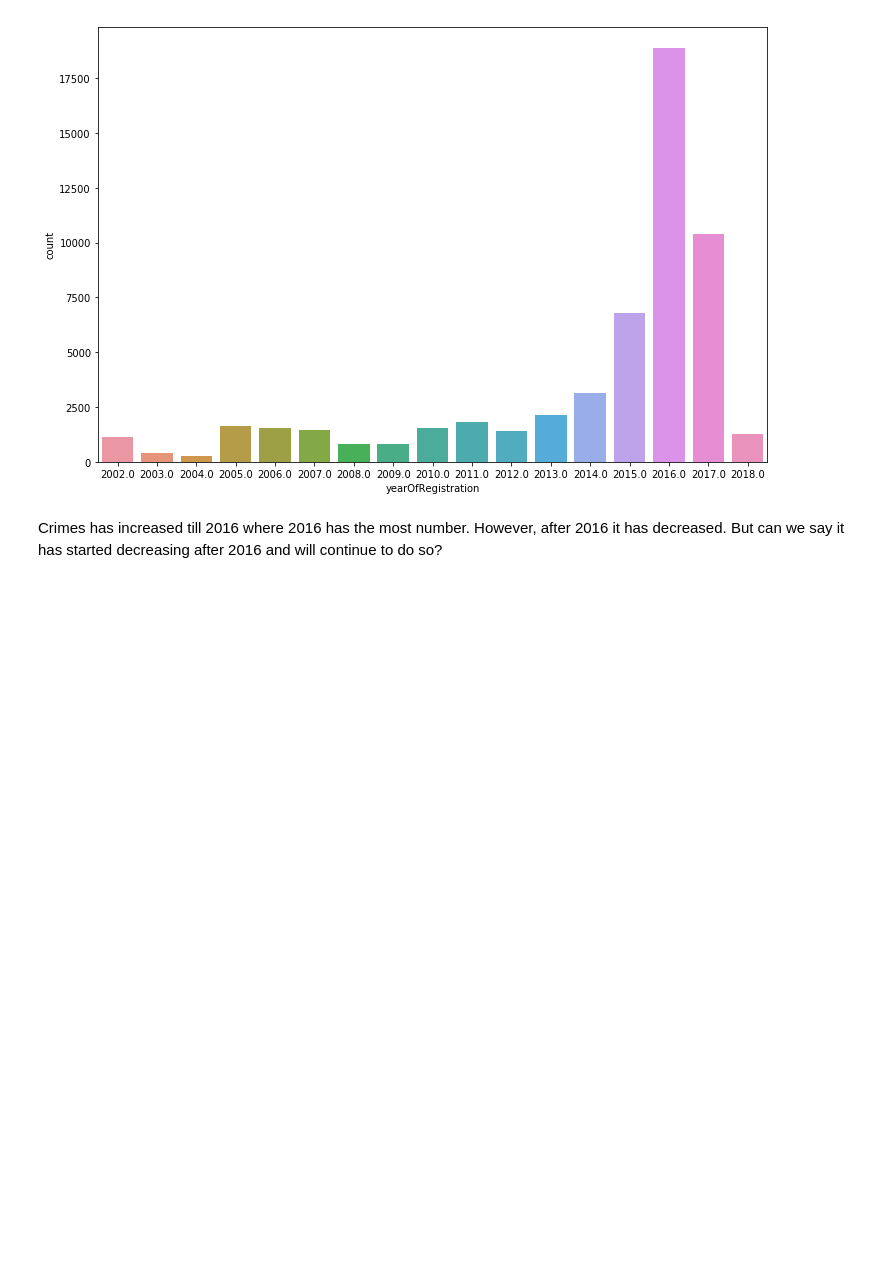
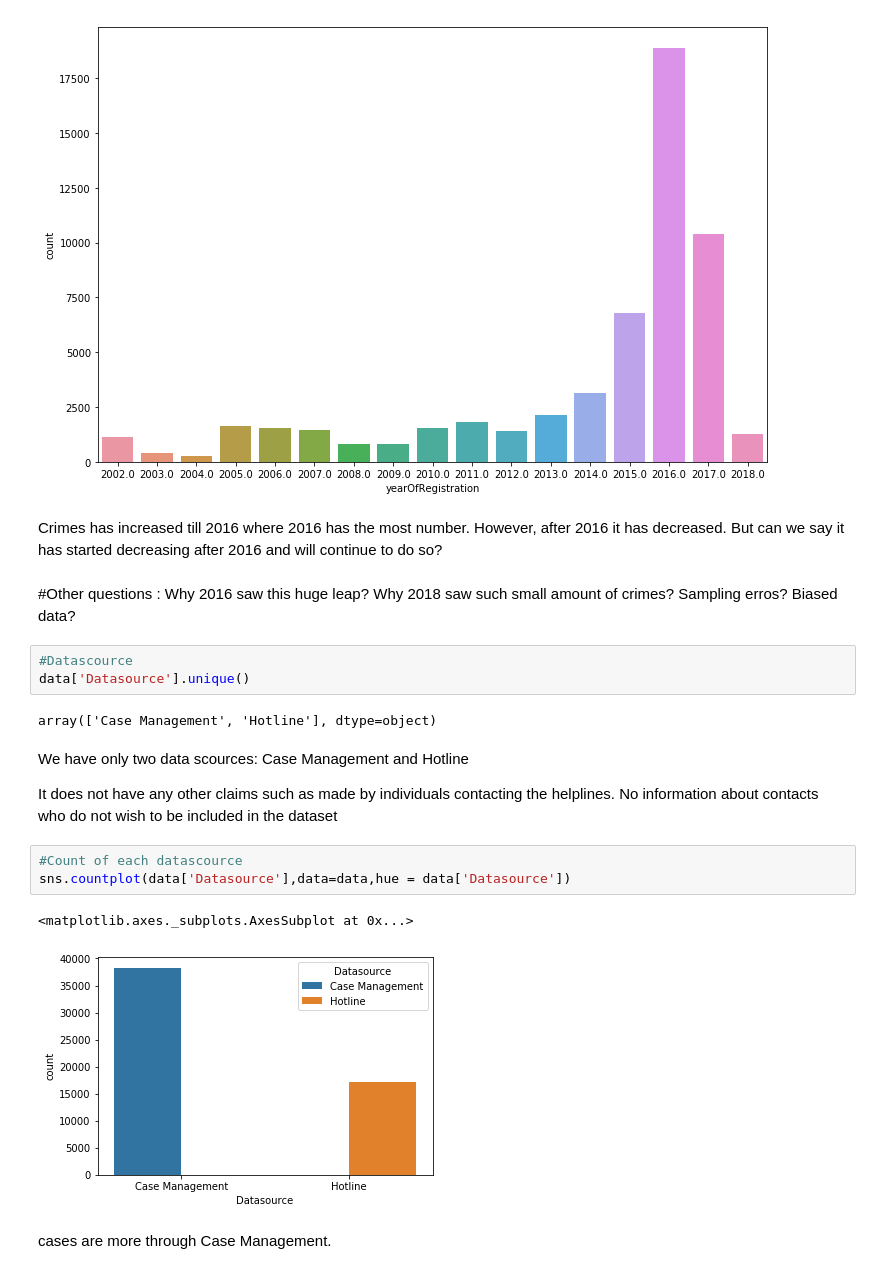
Before and after one commit to mtparagon5/Human-Traffficking, a Jupyter notebook: Untitled.ipynb, the cells around one changed output. Drawn from its saved outputs; the diff is of its cells as text; blank space fills up the shorter version.

```diff
--- a/Untitled.ipynb
+++ b/Untitled.ipynb
@@ -95,3 +101,28 @@ sns.countplot(data['yearOfRegistration'],data=data)
 Crimes has increased till  2016 where 2016 has the most number.
 However, after 2016 it has decreased.
 But can we say it has started decreasing after 2016 and will continue to do so?
+# %% [markdown]
+#Other questions :
+Why 2016 saw this huge leap?
+Why 2018 saw such small amount of crimes?
+Sampling erros? Biased data?
+# %%
+#Datascource
+data['Datasource'].unique()
+# %% [output]
+array(['Case Management', 'Hotline'], dtype=object)
+# %% [markdown]
+We have only two data scources:
+Case Management and
+Hotline
+
+It does not have any other claims such as made by individuals contacting the helplines.
+No information about contacts who do not wish to be included in the dataset
+# %%
+#Count of each datascource
+sns.countplot(data['Datasource'],data=data,hue = data['Datasource'])
+# %% [output]
+<matplotlib.axes._subplots.AxesSubplot at 0x...>
+[figure, added]
+# %% [markdown]
+cases are more through Case Management.
```
Also changed, not shown: parts of 1 cell of this notebook.
